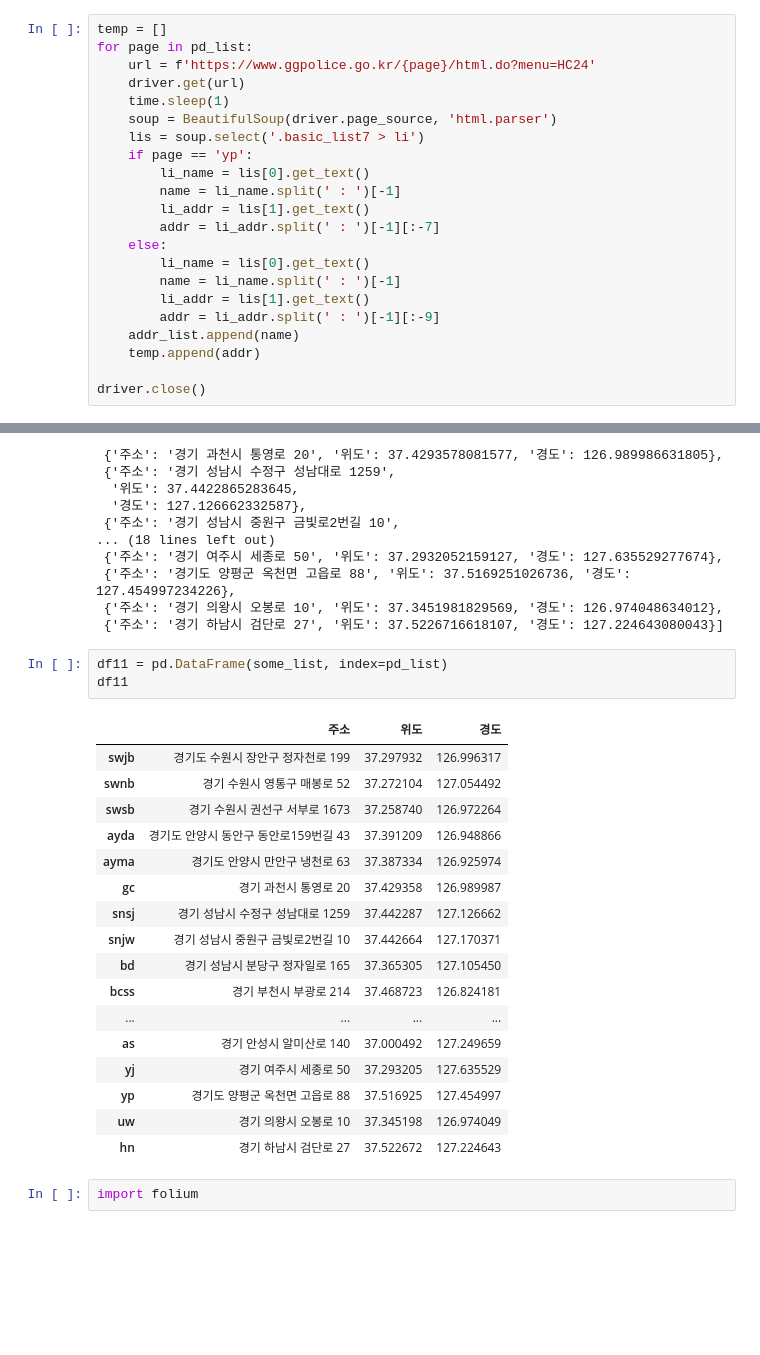
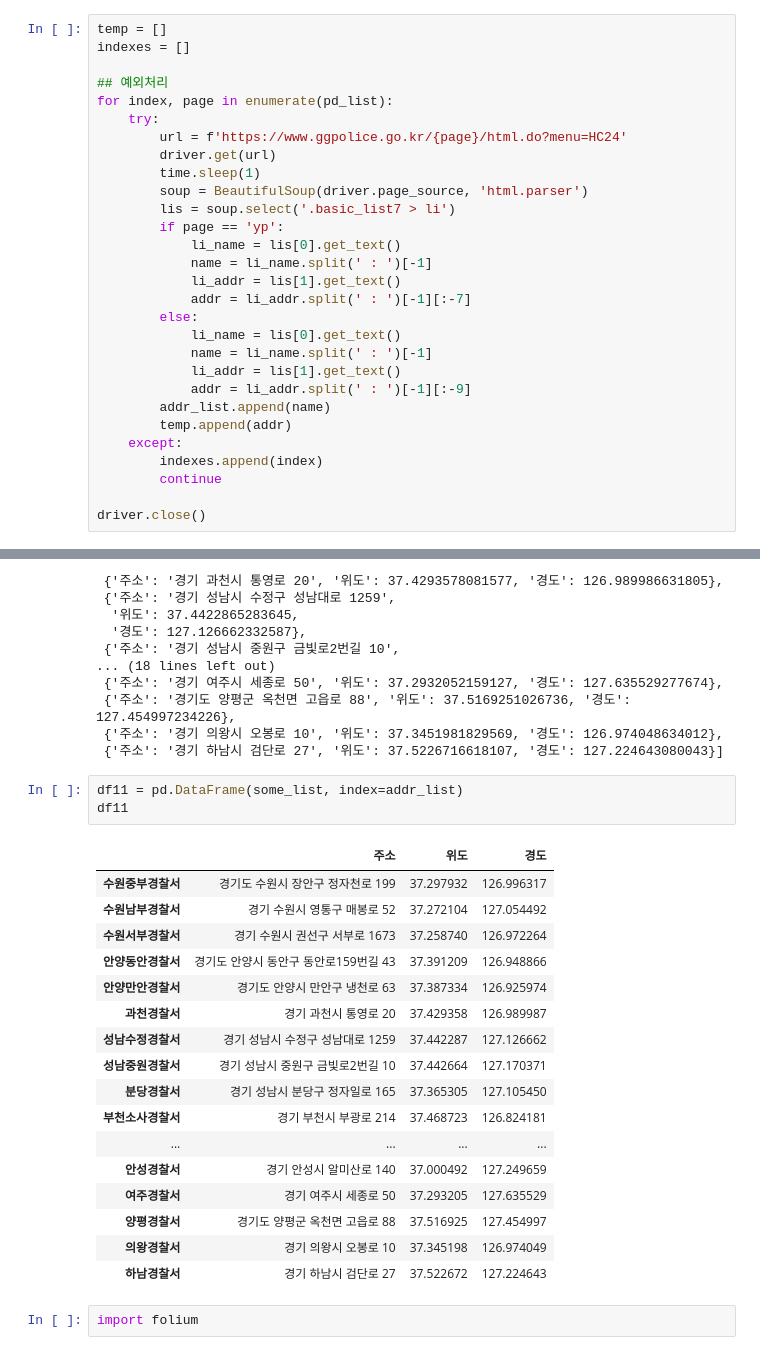
Before and after one commit to rawmouse96/DataAnalysis, a Jupyter notebook: 05.Crawling/14.경기남부경찰서.ipynb, the cells around one changed output, grey strips where cells are left out. Drawn from its saved outputs; the diff is of its cells as text; blank space fills up the shorter version.

```diff
--- a/05.Crawling/14.경기남부경찰서.ipynb
+++ b/05.Crawling/14.경기남부경찰서.ipynb
@@ -53,23 +54,30 @@ len(lis)
 3
 # %%
 temp = []
-for page in pd_list:
-    url = f'https://www.ggpolice.go.kr/{page}/html.do?menu=HC24'
-    driver.get(url)
-    time.sleep(1)
-    soup = BeautifulSoup(driver.page_source, 'html.parser')
-    lis = soup.select('.basic_list7 > li')
-    if page == 'yp':
-        li_name = lis[0].get_text()
-        name = li_name.split(' : ')[-1]
-        li_addr = lis[1].get_text()
-        addr = li_addr.split(' : ')[-1][:-7]
-    else:
-        li_name = lis[0].get_text()
-        name = li_name.split(' : ')[-1]
-        li_addr = lis[1].get_text()
-        addr = li_addr.split(' : ')[-1][:-9]
-    addr_list.append(name)
-    temp.append(addr)
+indexes = []
+
+## 예외처리
+for index, page in enumerate(pd_list):
+    try:
+        url = f'https://www.ggpolice.go.kr/{page}/html.do?menu=HC24'
+        driver.get(url)
+        time.sleep(1)
+        soup = BeautifulSoup(driver.page_source, 'html.parser')
+        lis = soup.select('.basic_list7 > li')
+        if page == 'yp':
+            li_name = lis[0].get_text()
+            name = li_name.split(' : ')[-1]
+            li_addr = lis[1].get_text()
+            addr = li_addr.split(' : ')[-1][:-7]
+        else:
+            li_name = lis[0].get_text()
+            name = li_name.split(' : ')[-1]
+            li_addr = lis[1].get_text()
+            addr = li_addr.split(' : ')[-1][:-9]
+        addr_list.append(name)
+        temp.append(addr)
+    except:
+        indexes.append(index)
+        continue
 
 driver.close()
@@ -119,26 +166,26 @@ some_list
  {'주소': '경기 의왕시 오봉로 10', '위도': 37.3451981829569, '경도': 126.974048634012},
  {'주소': '경기 하남시 검단로 27', '위도': 37.5226716618107, '경도': 127.224643080043}]
 # %%
-df11 = pd.DataFrame(some_list, index=pd_list)
+df11 = pd.DataFrame(some_list, index=addr_list)
 df11
 # %% [output]
 |  | 주소 | 위도 | 경도 |
-| swjb | 경기도 수원시 장안구 정자천로 199 | 37.297932 | 126.996317 |
-| swnb | 경기 수원시 영통구 매봉로 52 | 37.272104 | 127.054492 |
-| swsb | 경기 수원시 권선구 서부로 1673 | 37.258740 | 126.972264 |
-| ayda | 경기도 안양시 동안구 동안로159번길 43 | 37.391209 | 126.948866 |
-| ayma | 경기도 안양시 만안구 냉천로 63 | 37.387334 | 126.925974 |
-| gc | 경기 과천시 통영로 20 | 37.429358 | 126.989987 |
-| snsj | 경기 성남시 수정구 성남대로 1259 | 37.442287 | 127.126662 |
-| snjw | 경기 성남시 중원구 금빛로2번길 10 | 37.442664 | 127.170371 |
-| bd | 경기 성남시 분당구 정자일로 165 | 37.365305 | 127.105450 |
-| bcss | 경기 부천시 부광로 214 | 37.468723 | 126.824181 |
+| 수원중부경찰서 | 경기도 수원시 장안구 정자천로 199 | 37.297932 | 126.996317 |
+| 수원남부경찰서 | 경기 수원시 영통구 매봉로 52 | 37.272104 | 127.054492 |
+| 수원서부경찰서 | 경기 수원시 권선구 서부로 1673 | 37.258740 | 126.972264 |
+| 안양동안경찰서 | 경기도 안양시 동안구 동안로159번길 43 | 37.391209 | 126.948866 |
+| 안양만안경찰서 | 경기도 안양시 만안구 냉천로 63 | 37.387334 | 126.925974 |
+| 과천경찰서 | 경기 과천시 통영로 20 | 37.429358 | 126.989987 |
+| 성남수정경찰서 | 경기 성남시 수정구 성남대로 1259 | 37.442287 | 127.126662 |
+| 성남중원경찰서 | 경기 성남시 중원구 금빛로2번길 10 | 37.442664 | 127.170371 |
+| 분당경찰서 | 경기 성남시 분당구 정자일로 165 | 37.365305 | 127.105450 |
+| 부천소사경찰서 | 경기 부천시 부광로 214 | 37.468723 | 126.824181 |
 | ... | ... | ... | ... |
-| as | 경기 안성시 알미산로 140 | 37.000492 | 127.249659 |
-| yj | 경기 여주시 세종로 50 | 37.293205 | 127.635529 |
-| yp | 경기도 양평군 옥천면 고읍로 88 | 37.516925 | 127.454997 |
-| uw | 경기 의왕시 오봉로 10 | 37.345198 | 126.974049 |
-| hn | 경기 하남시 검단로 27 | 37.522672 | 127.224643 |
+| 안성경찰서 | 경기 안성시 알미산로 140 | 37.000492 | 127.249659 |
+| 여주경찰서 | 경기 여주시 세종로 50 | 37.293205 | 127.635529 |
+| 양평경찰서 | 경기도 양평군 옥천면 고읍로 88 | 37.516925 | 127.454997 |
+| 의왕경찰서 | 경기 의왕시 오봉로 10 | 37.345198 | 126.974049 |
+| 하남경찰서 | 경기 하남시 검단로 27 | 37.522672 | 127.224643 |
 # %%
 import folium
 # %%
```
Also changed, not shown: parts of 7 cells of this notebook, 10 other files.
